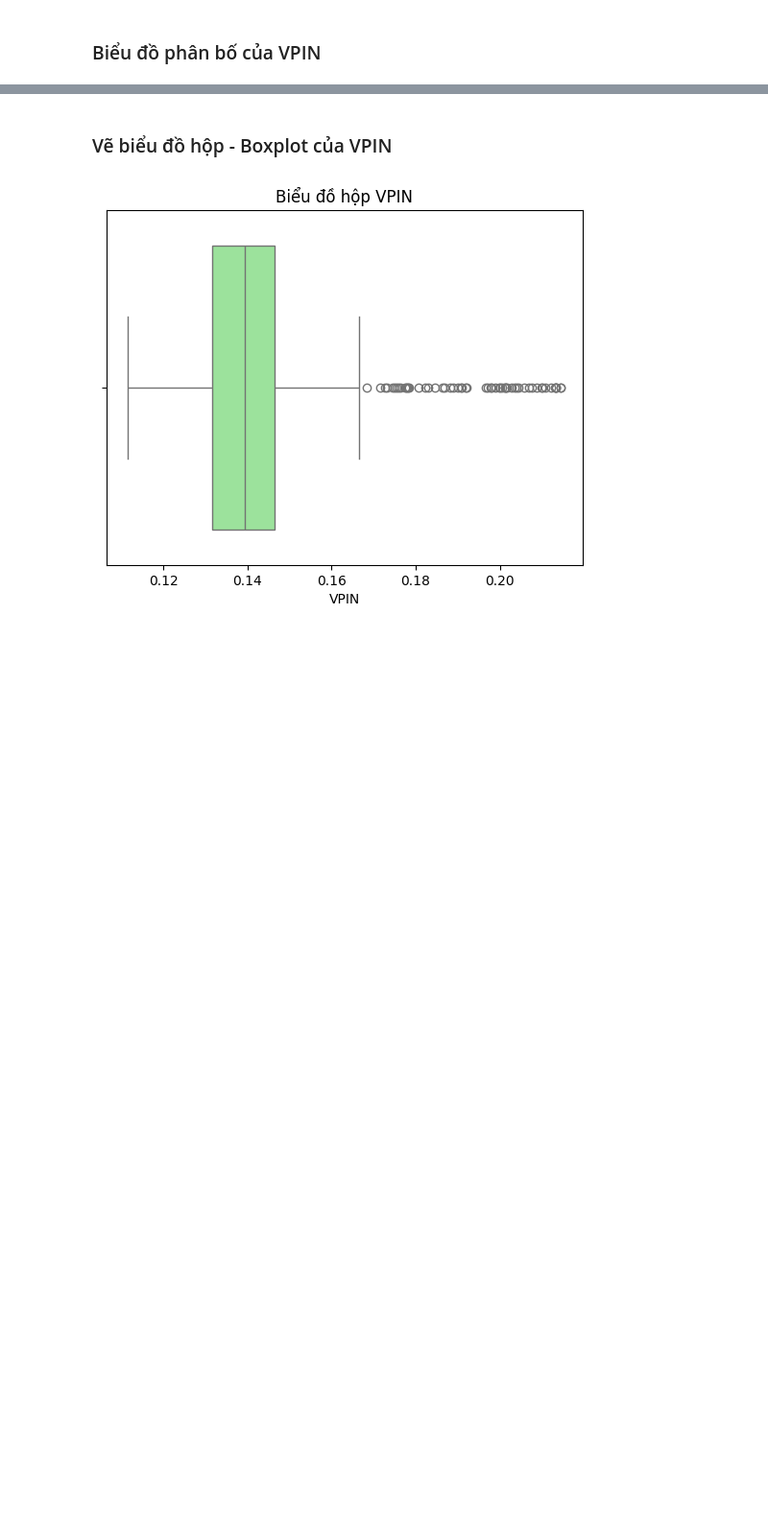
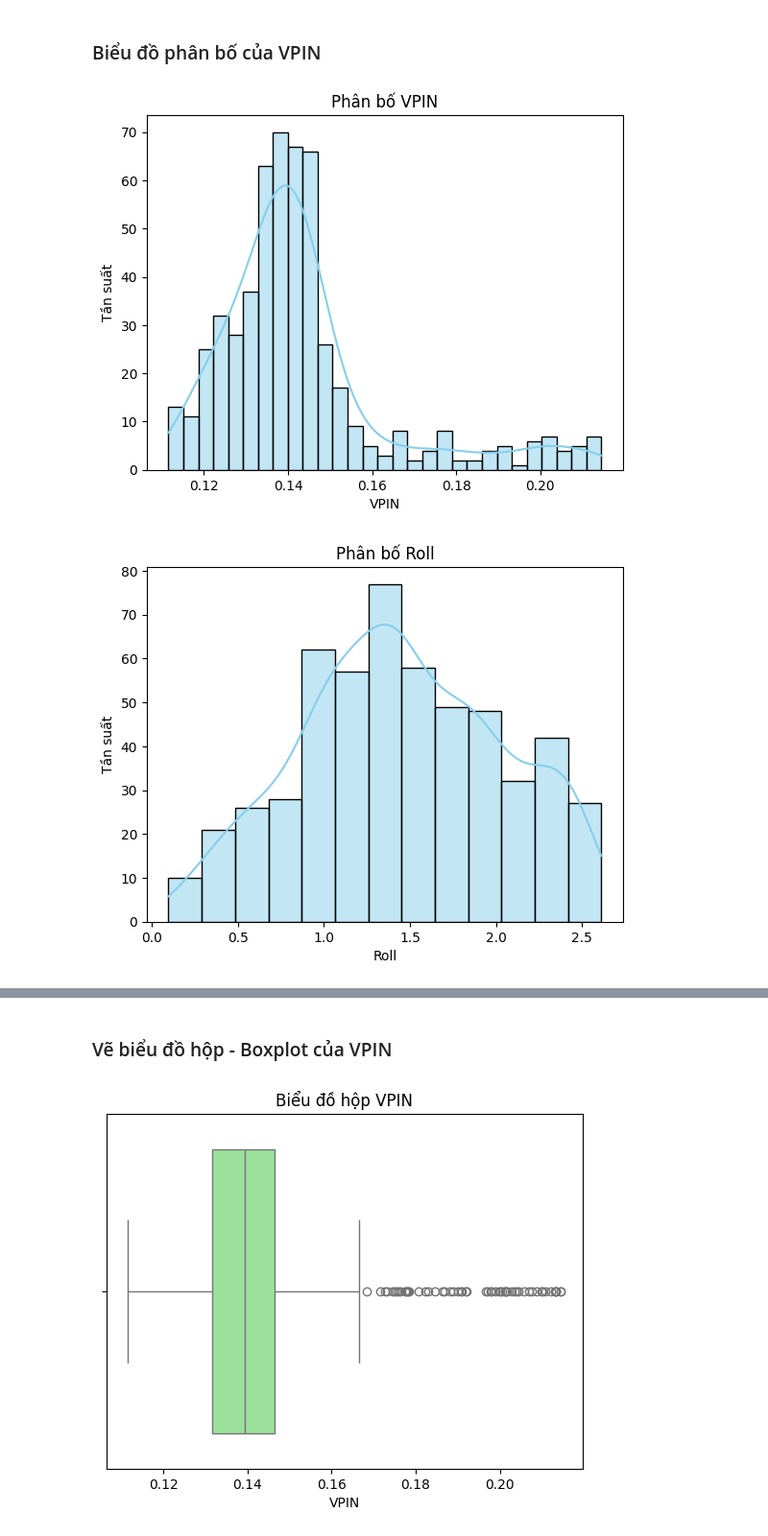
Before and after one commit to HoaPham119/thesis, a Jupyter notebook: code/binance_analysis.ipynb, the cells around one changed output, grey strips where cells are left out. Shown at 96% size. Cells and saved outputs as stored; diff of their text form; code cells hidden in the pictures; blank space fills up the shorter version.

```diff
--- a/code/binance_analysis.ipynb
+++ b/code/binance_analysis.ipynb
@@ -11,18 +12,15 @@ from sklearn.model_selection import train_test_split
 from sklearn.metrics import classification_report, accuracy_score
 # %%
 symbol = "BNBUSDT"
-## Window
-input_path = r"C:\Users\phamhoa\Downloads\thesis\data\Binance\agg\500\VPIN"
-df = pd.read_csv(rf"{input_path}\{symbol}.csv")
+if not Path("Users").exists():  # Windows
+    input_path = r"C:\Users\phamhoa\Downloads\thesis\data\Binance\agg\500\VPIN"
+    file_path = rf"{input_path}\{symbol}.csv"
+else:  # Macbook
+    input_path = "/Users/hoapham/Documents/Learning/thesis/data/Binance/agg/500/VPIN"
+    file_path = f"{input_path}/{symbol}.csv"
 
-## MacOS
-# input_path = "/Users/hoapham/Documents/Learning/thesis/data/Binance/agg/500/VPIN"
-# df = pd.read_csv(f"{input_path}/{symbol}.csv")
+df = pd.read_csv(file_path, parse_dates=['Time'])
 
-try:
-    df = df.drop(columns=["Unnamed: 0"])
-except:
-    pass
-df['Time'] = pd.to_datetime(df['Time'])
+df = df.drop(columns=["Unnamed: 0"], errors='ignore')
 # %%
 lst_input = ["VPIN", "Roll", "RollImpact", "KyleLambda", "AmihudLambda"]
@@ -81,13 +81,16 @@ pd.DataFrame(df[lst_input].describe()).T
 # %% [markdown]
 ### Biểu đồ phân bố của VPIN
 # %%
-# for col in lst_input:
-#     try:
-#         plt.Figure(figsize=(10, 6))
-#         sns.histplot(df[col], kde=True, color='skyblue')
-#         plt.title(f'Phân bố {col}')
-#         plt.xlabel(col)
-#         plt.ylabel('Tần suất')
-#         plt.show()
-#     except:
-#         pass
+for col in lst_input:
+    try:
+        plt.Figure(figsize=(10, 6))
+        sns.histplot(df[col], kde=True, color='skyblue')
+        plt.title(f'Phân bố {col}')
+        plt.xlabel(col)
+        plt.ylabel('Tần suất')
+        plt.show()
+    except:
+        pass
+# %% [output]
+[figure, added]
+[figure, added]
```
Also changed, not shown: parts of 18 cells of this notebook, 2 other files.
